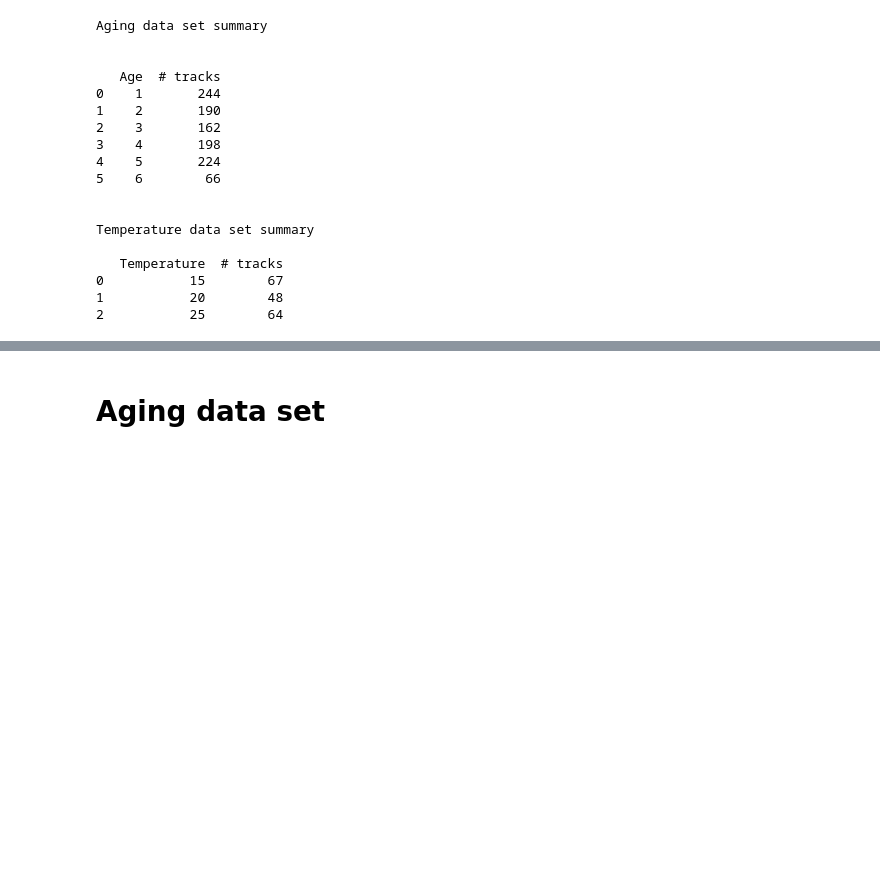
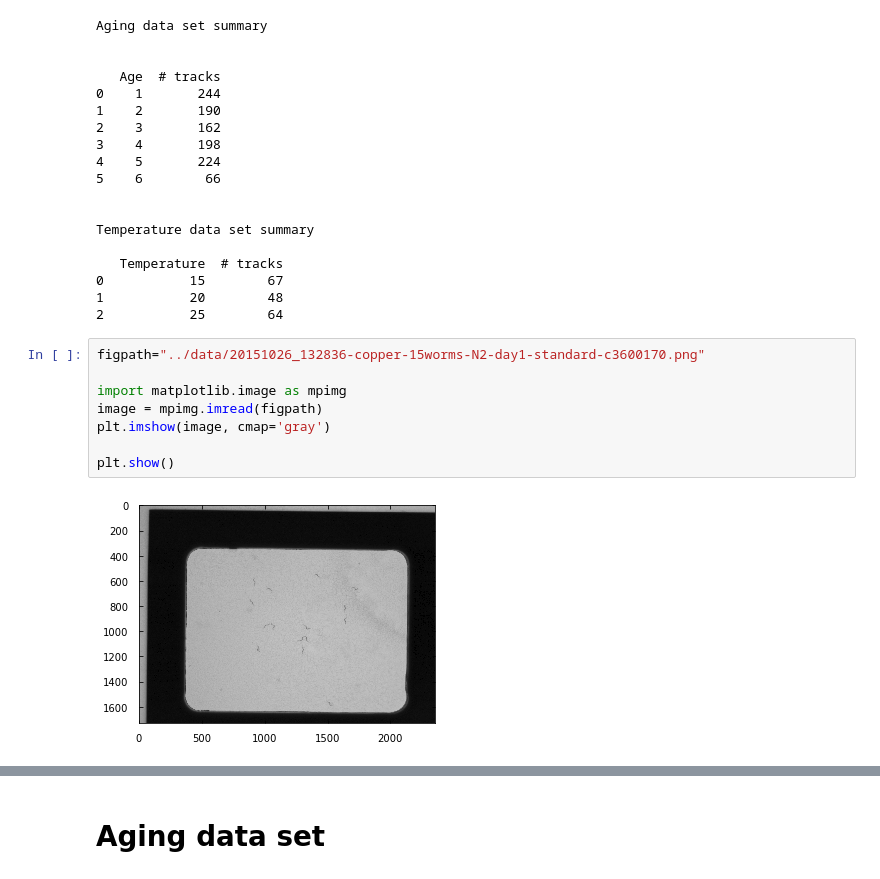
Before and after one commit to lgaalves/CelegansMotility, a Jupyter notebook: python/data_analysis.ipynb, the cells around one changed output, grey strips where cells are left out. Drawn from its saved outputs; the diff is of its cells as text; blank space fills up the shorter version.

```diff
--- a/python/data_analysis.ipynb
+++ b/python/data_analysis.ipynb
@@ -131,3 +189,13 @@ Temperature data set summary
 0           15        67
 1           20        48
 2           25        64
+# %%
+figpath="../data/20151026_132836-copper-15worms-N2-day1-standard-c3600170.png"
+
+import matplotlib.image as mpimg
+image = mpimg.imread(figpath)
+plt.imshow(image, cmap='gray')
+
+plt.show()
+# %% [output]
+[figure, added]
```
Also changed, not shown: parts of 34 cells of this notebook, 2 other files.
